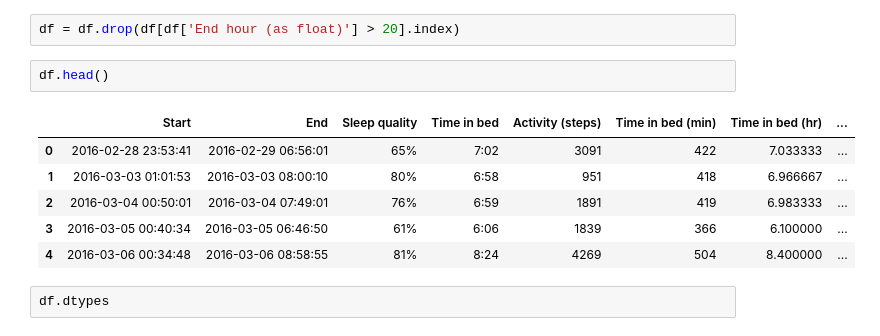
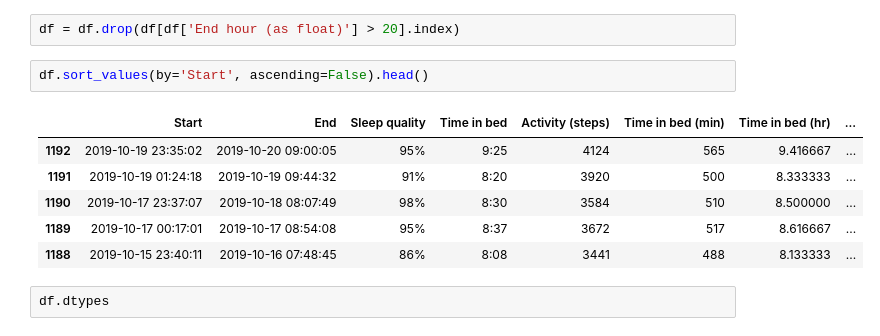
Before and after one commit to kirkbozeman/Machine_Learning_Heart_Disease, a Jupyter notebook: Sleep_Cycle_Dataset/sleep_cycle.ipynb, the cells around one changed output. Saved outputs shown, nothing was run; the diff lists cells and outputs as text.

```diff
--- a/Sleep_Cycle_Dataset/sleep_cycle.ipynb
+++ b/Sleep_Cycle_Dataset/sleep_cycle.ipynb
@@ -110,14 +113,14 @@ plt.grid(axis='y', alpha=0.75)
 # %%
 df = df.drop(df[df['End hour (as float)'] > 20].index)
-# %%
-df.head()
-# %% [output]
-|  | Start | End | Sleep quality | Time in bed | Activity (steps) | Time in bed (min) | Time in bed (hr) | ... |
-| 0 | 2016-02-28 23:53:41 | 2016-02-29 06:56:01 | 65% | 7:02 | 3091 | 422 | 7.033333 | ... |
-| 1 | 2016-03-03 01:01:53 | 2016-03-03 08:00:10 | 80% | 6:58 | 951 | 418 | 6.966667 | ... |
-| 2 | 2016-03-04 00:50:01 | 2016-03-04 07:49:01 | 76% | 6:59 | 1891 | 419 | 6.983333 | ... |
-| 3 | 2016-03-05 00:40:34 | 2016-03-05 06:46:50 | 61% | 6:06 | 1839 | 366 | 6.100000 | ... |
-| 4 | 2016-03-06 00:34:48 | 2016-03-06 08:58:55 | 81% | 8:24 | 4269 | 504 | 8.400000 | ... |
+# %%
+df.sort_values(by='Start', ascending=False).head()
+# %% [output]
+|  | Start | End | Sleep quality | Time in bed | Activity (steps) | Time in bed (min) | Time in bed (hr) | ... |
+| 1192 | 2019-10-19 23:35:02 | 2019-10-20 09:00:05 | 95% | 9:25 | 4124 | 565 | 9.416667 | ... |
+| 1191 | 2019-10-19 01:24:18 | 2019-10-19 09:44:32 | 91% | 8:20 | 3920 | 500 | 8.333333 | ... |
+| 1190 | 2019-10-17 23:37:07 | 2019-10-18 08:07:49 | 98% | 8:30 | 3584 | 510 | 8.500000 | ... |
+| 1189 | 2019-10-17 00:17:01 | 2019-10-17 08:54:08 | 95% | 8:37 | 3672 | 517 | 8.616667 | ... |
+| 1188 | 2019-10-15 23:40:11 | 2019-10-16 07:48:45 | 86% | 8:08 | 3441 | 488 | 8.133333 | ... |
 # %%
 df.dtypes
 # %% [output]
```
Also changed, not shown: parts of 23 cells of this notebook, 2 other files.
